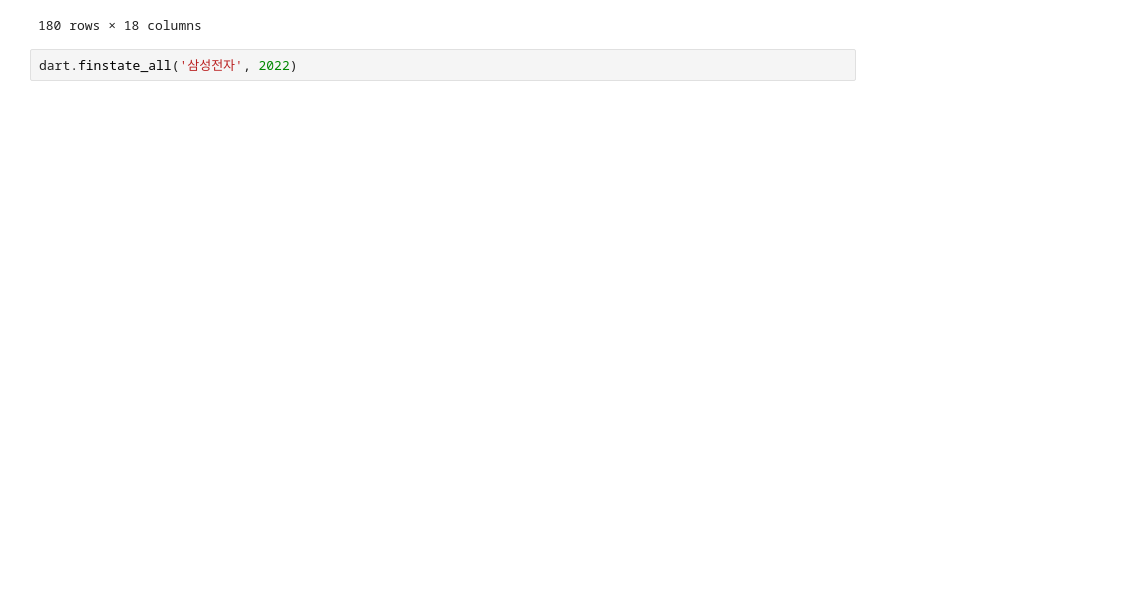
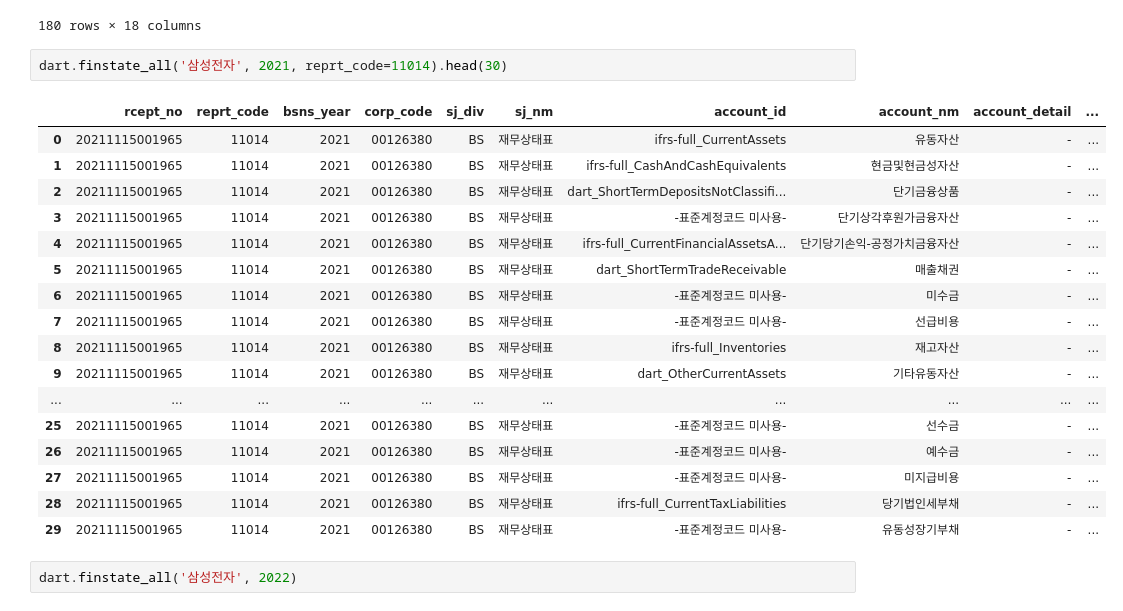
Before and after one commit to cd-hk-money/data-preprocessing, a Jupyter notebook: odr_marcap.ipynb, the cells around one changed output. Drawn from its saved outputs; the diff is of its cells as text; blank space fills up the shorter version.

```diff
--- a/odr_marcap.ipynb
+++ b/odr_marcap.ipynb
@@ -121,5 +121,25 @@ dart.finstate_all('삼성전자', 2021, reprt_code=11014)
 | 178 | 20211115001965 | 11014 | 2021 | 00126380 | SCE | 자본변동표 | ifrs-full_Equity | 기말자본 | 자본 [member]|지배기업 소유주지분|자본금 [member] | ... |
 | 179 | 20211115001965 | 11014 | 2021 | 00126380 | SCE | 자본변동표 | ifrs-full_Equity | 기말자본 | 자본 [member]|지배기업 소유주지분|주식발행초과금 | ... |
 180 rows × 18 columns
+# %%
+dart.finstate_all('삼성전자', 2021, reprt_code=11014).head(30)
+# %% [output]
+|  | rcept_no | reprt_code | bsns_year | corp_code | sj_div | sj_nm | account_id | account_nm | account_detail | ... |
+| 0 | 20211115001965 | 11014 | 2021 | 00126380 | BS | 재무상태표 | ifrs-full_CurrentAssets | 유동자산 | - | ... |
+| 1 | 20211115001965 | 11014 | 2021 | 00126380 | BS | 재무상태표 | ifrs-full_CashAndCashEquivalents | 현금및현금성자산 | - | ... |
+| 2 | 20211115001965 | 11014 | 2021 | 00126380 | BS | 재무상태표 | dart_ShortTermDepositsNotClassifi... | 단기금융상품 | - | ... |
+| 3 | 20211115001965 | 11014 | 2021 | 00126380 | BS | 재무상태표 | -표준계정코드 미사용- | 단기상각후원가금융자산 | - | ... |
+| 4 | 20211115001965 | 11014 | 2021 | 00126380 | BS | 재무상태표 | ifrs-full_CurrentFinancialAssetsA... | 단기당기손익-공정가치금융자산 | - | ... |
+| 5 | 20211115001965 | 11014 | 2021 | 00126380 | BS | 재무상태표 | dart_ShortTermTradeReceivable | 매출채권 | - | ... |
+| 6 | 20211115001965 | 11014 | 2021 | 00126380 | BS | 재무상태표 | -표준계정코드 미사용- | 미수금 | - | ... |
+| 7 | 20211115001965 | 11014 | 2021 | 00126380 | BS | 재무상태표 | -표준계정코드 미사용- | 선급비용 | - | ... |
+| 8 | 20211115001965 | 11014 | 2021 | 00126380 | BS | 재무상태표 | ifrs-full_Inventories | 재고자산 | - | ... |
+| 9 | 20211115001965 | 11014 | 2021 | 00126380 | BS | 재무상태표 | dart_OtherCurrentAssets | 기타유동자산 | - | ... |
+| ... | ... | ... | ... | ... | ... | ... | ... | ... | ... | ... |
+| 25 | 20211115001965 | 11014 | 2021 | 00126380 | BS | 재무상태표 | -표준계정코드 미사용- | 선수금 | - | ... |
+| 26 | 20211115001965 | 11014 | 2021 | 00126380 | BS | 재무상태표 | -표준계정코드 미사용- | 예수금 | - | ... |
+| 27 | 20211115001965 | 11014 | 2021 | 00126380 | BS | 재무상태표 | -표준계정코드 미사용- | 미지급비용 | - | ... |
+| 28 | 20211115001965 | 11014 | 2021 | 00126380 | BS | 재무상태표 | ifrs-full_CurrentTaxLiabilities | 당기법인세부채 | - | ... |
+| 29 | 20211115001965 | 11014 | 2021 | 00126380 | BS | 재무상태표 | -표준계정코드 미사용- | 유동성장기부채 | - | ... |
 # %%
 dart.finstate_all('삼성전자', 2022)
```
Also changed, not shown: parts of 1 cell of this notebook, 8 other files.
